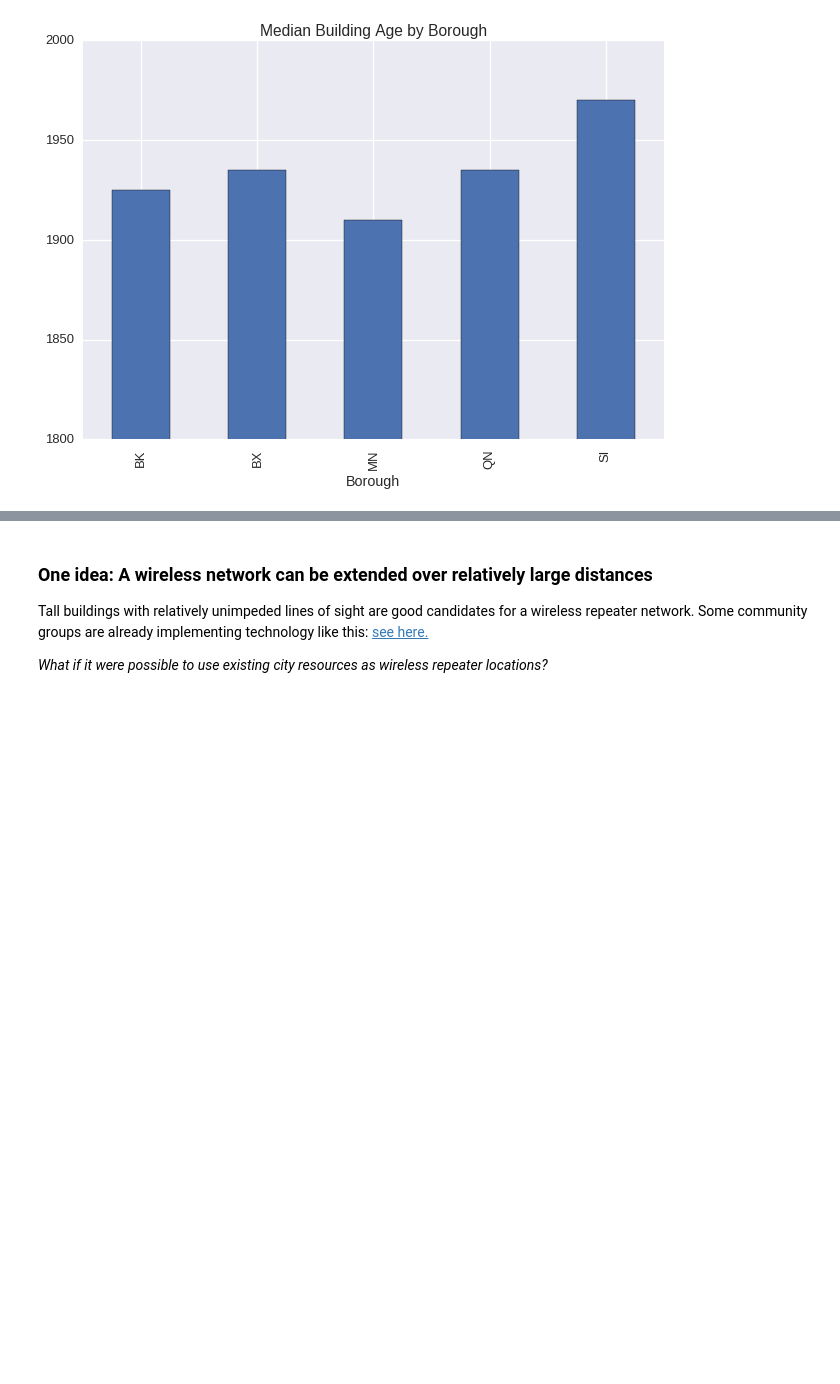
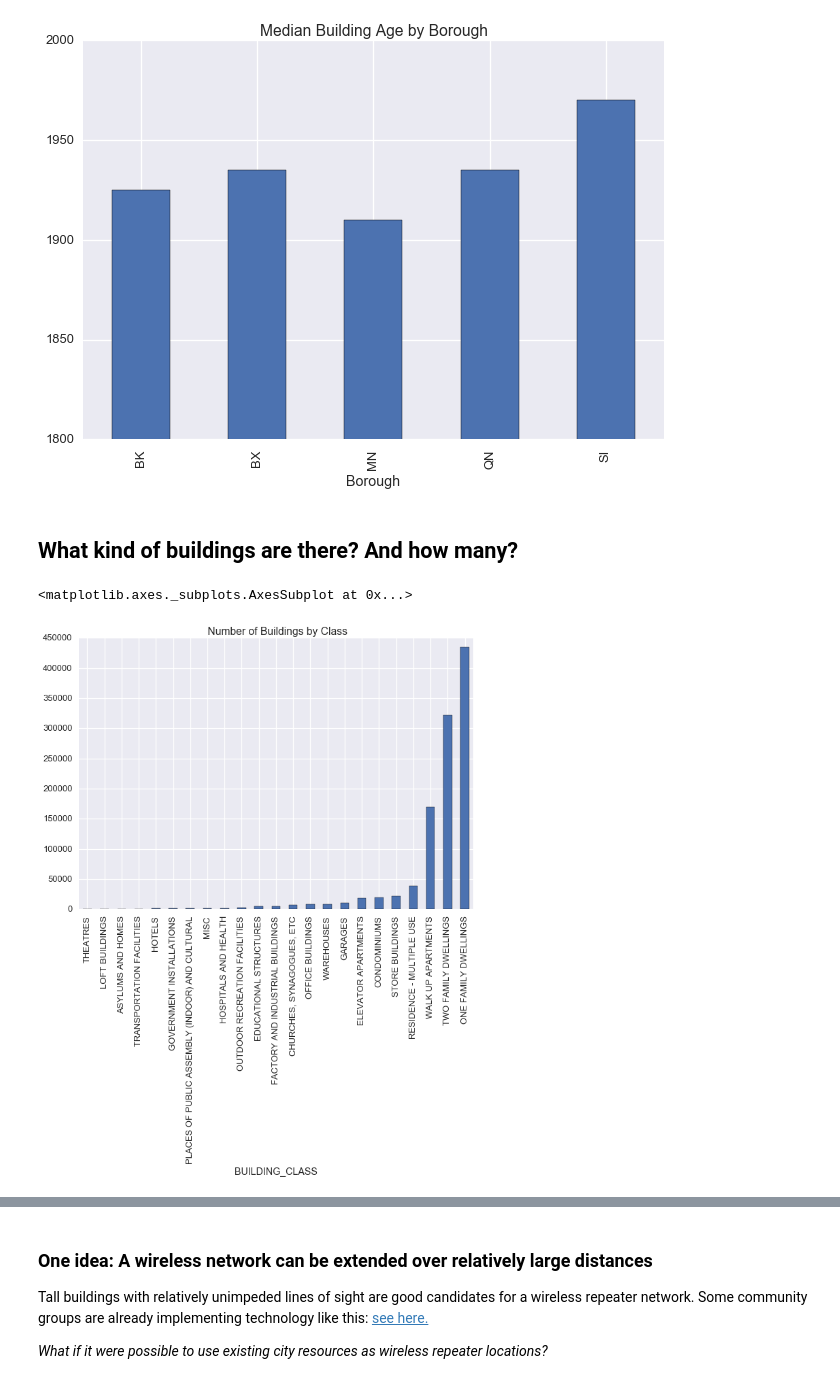
Before and after one commit to MODA-NYC/smart_cities_17, a Jupyter notebook: SmartCities.ipynb, the cells around one changed output, grey strips where cells are left out. Saved outputs shown, nothing was run; the diff lists cells and outputs as text; code cells hidden in the pictures; blank space fills up the shorter version.

```diff
--- a/SmartCities.ipynb
+++ b/SmartCities.ipynb
@@ -95,3 +104,12 @@ age = PLUTO.groupby('Borough')['YearBuilt'].median().plot(kind = 'bar', title =
 age = age.set_ylim(1800,2000)
 # %% [output]
 [figure]
+# %% [markdown]
+## What kind of buildings are there? And how many?
+# %%
+PLUTO.groupby('BUILDING_CLASS')['NumBldgs'].sum()\
+            .sort_values()\
+            .plot(kind = 'bar', title = ' Number of Buildings by Class')
+# %% [output]
+<matplotlib.axes._subplots.AxesSubplot at 0x...>
+[figure, added]
```
Also changed, not shown: parts of 13 cells of this notebook, 1 other file.
